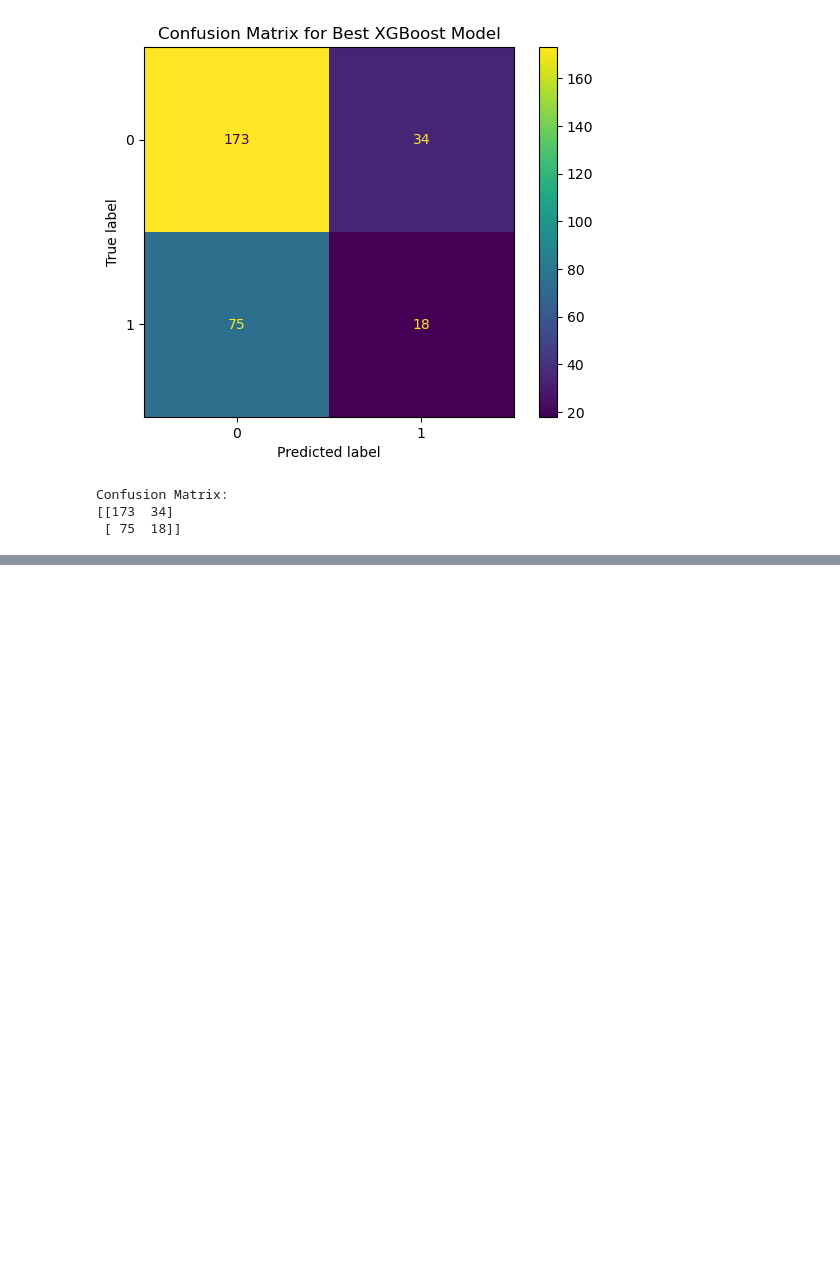
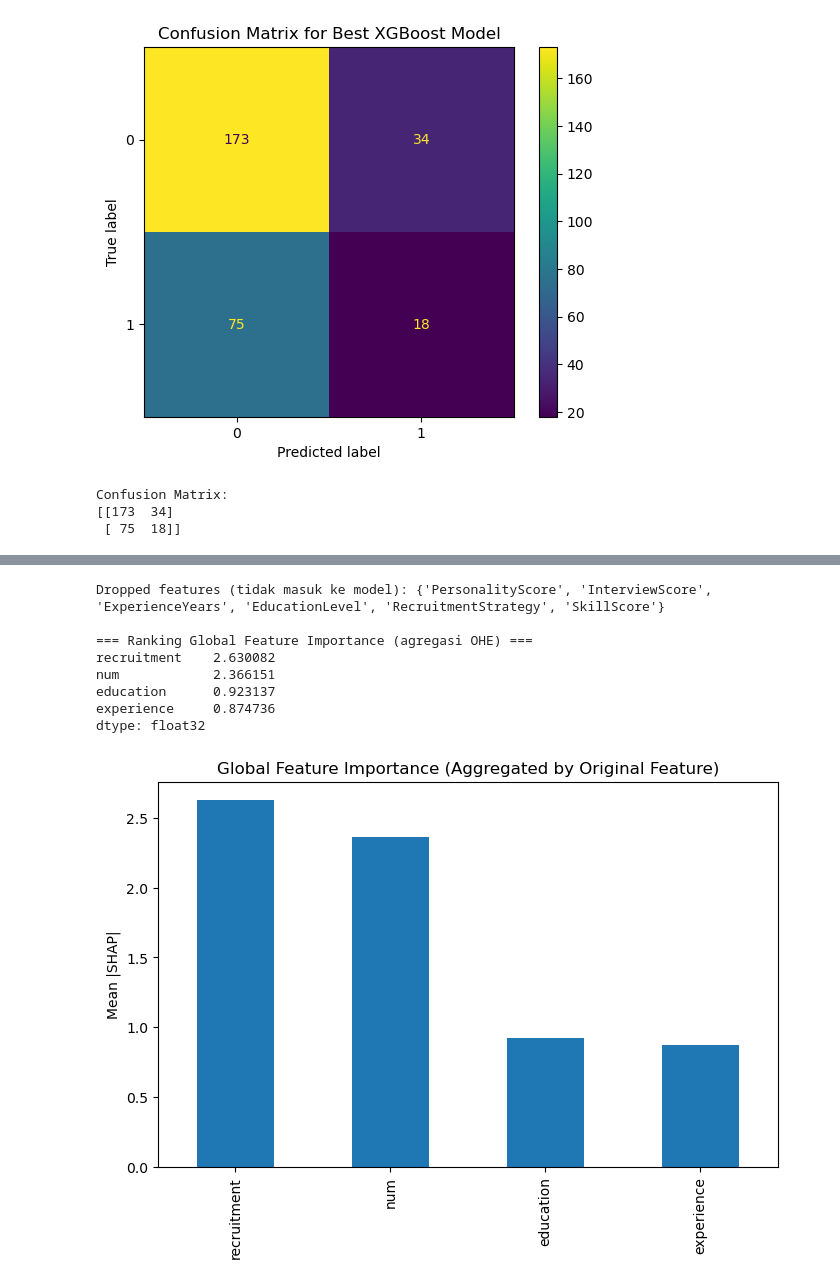
Before and after one commit to agirahmawandi/stage_3_L, a Jupyter notebook: Stage3_evaluation.ipynb, the cells around one changed output, grey strips where cells are left out. Saved outputs shown, nothing was run; the diff lists cells and outputs as text; code cells hidden in the pictures; blank space fills up the shorter version.

```diff
--- a/Stage3_evaluation.ipynb
+++ b/Stage3_evaluation.ipynb
@@ -415,0 +546,69 @@ Confusion Matrix:
+# %%
+X_trans_df = pd.DataFrame(X_test_transformed, columns=feature_names, index=X_test.index)
+
+# ================================
+# 2. Cari fitur asli & dropped
+# ================================
+original_features = set(X_test.columns)
+transformed_features = set([f.split("__")[0] if "__" in f else f for f in feature_names])
+
+dropped_features = original_features - transformed_features
+print("Dropped features (tidak masuk ke model):", dropped_features)
+
+# ================================
+# 3. Hitung SHAP
+# ================================
+try:
+    explainer = shap.TreeExplainer(loaded_model)
+    shap_values = explainer.shap_values(X_trans_df)
+except:
+    explainer = shap.Explainer(loaded_model, X_trans_df)
+    shap_values = explainer(X_trans_df)
+
+# ambil shap_values array untuk binary (kelas 1)
+if isinstance(shap_values, list):
+    shap_vals_array = shap_values[1]
+elif hasattr(shap_values, "values"):
+    shap_vals_array = shap_values.values
+else:
+    shap_vals_array = shap_values
+
+# ================================
+# 4. Agregasi OHE ke fitur asli
+# ================================
+df_shap = pd.DataFrame(np.abs(shap_vals_array), columns=feature_names)
+mean_abs_shap = df_shap.mean(axis=0)
+
+# gabungkan by prefix sebelum "__"
+mean_abs_shap_grouped = mean_abs_shap.groupby(lambda c: c.split("__")[0] if "__" in c else c).sum()
+mean_abs_shap_grouped = mean_abs_shap_grouped.sort_values(ascending=False)
+
+# ================================
+# 5. Tampilkan ranking global
+# ================================
+print("\n=== Ranking Global Feature Importance (agregasi OHE) ===")
+print(mean_abs_shap_grouped)
+
+# ================================
+# 6. Plot bar chart
+# ================================
+plt.figure(figsize=(8,5))
+mean_abs_shap_grouped.plot(kind="bar")
+plt.title("Global Feature Importance (Aggregated by Original Feature)")
+plt.ylabel("Mean |SHAP|")
+plt.show()
+
+# ================================
+# 7. Simpan ke CSV jika perlu
+# ================================
+mean_abs_shap_grouped.to_csv("feature_importance_shap.csv", header=["mean_abs_shap"])
+# %% [output]
+Dropped features (tidak masuk ke model): {'PersonalityScore', 'InterviewScore', 'ExperienceYears', 'EducationLevel', 'RecruitmentStrategy', 'SkillScore'}
+
+=== Ranking Global Feature Importance (agregasi OHE) ===
+recruitment    2.630082
+num            2.366151
+education      0.923137
+experience     0.874736
+dtype: float32
+[figure, added]
```
Also changed, not shown: parts of 6 cells of this notebook, 1 other file.
